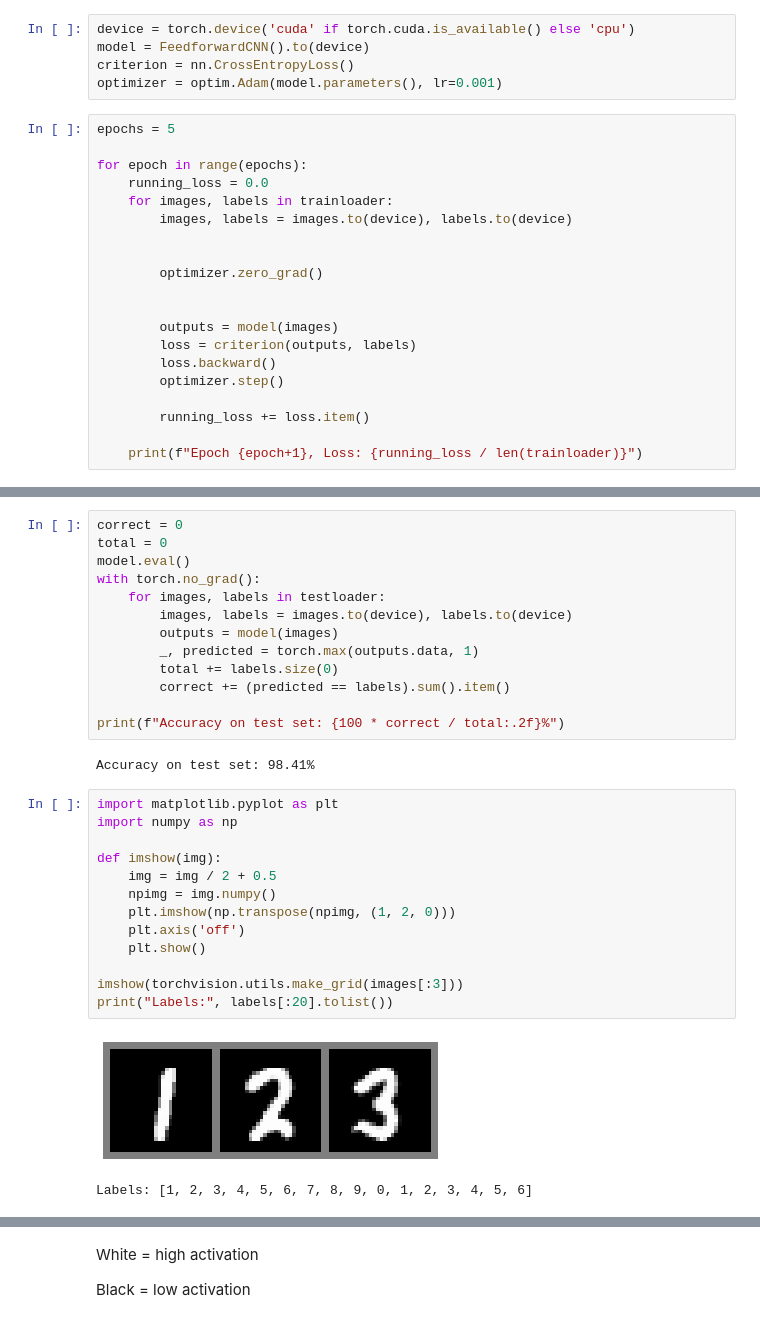
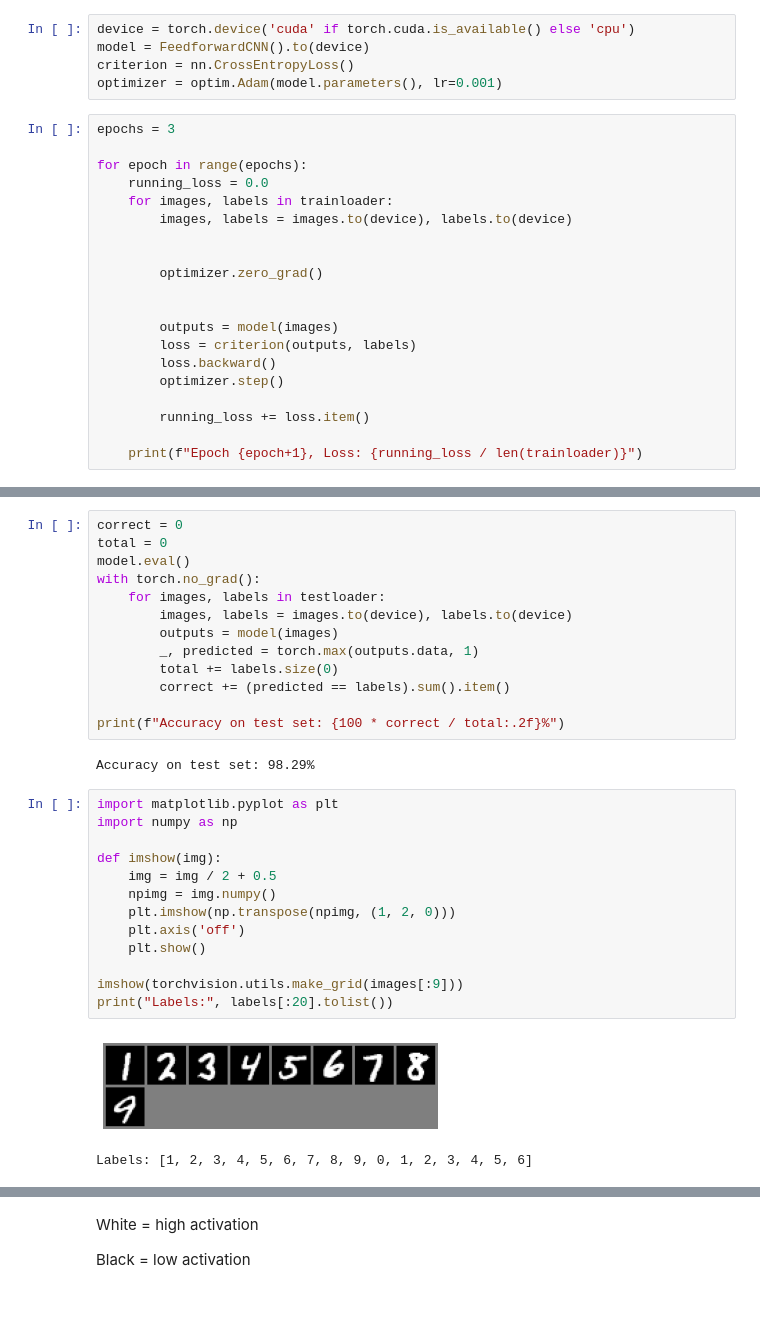
Before and after one commit to eigenhenry/experiments, a Jupyter notebook: nmist_data.ipynb, the cells around one changed output, grey strips where cells are left out. Drawn from its saved outputs; the diff is of its cells as text.

```diff
--- a/nmist_data.ipynb
+++ b/nmist_data.ipynb
@@ -67,7 +68,7 @@ model = FeedforwardCNN().to(device)
 criterion = nn.CrossEntropyLoss()
 optimizer = optim.Adam(model.parameters(), lr=0.001)
 # %%
-epochs = 5
+epochs = 3
 
 for epoch in range(epochs):
     running_loss = 0.0
@@ -106,21 +105,21 @@ with torch.no_grad():
 
 print(f"Accuracy on test set: {100 * correct / total:.2f}%")
 # %% [output]
-Accuracy on test set: 98.41%
+Accuracy on test set: 98.29%
 # %%
 import matplotlib.pyplot as plt
 import numpy as np
 
 def imshow(img):
     img = img / 2 + 0.5
     npimg = img.numpy()
     plt.imshow(np.transpose(npimg, (1, 2, 0)))
     plt.axis('off')
     plt.show()
 
-imshow(torchvision.utils.make_grid(images[:3]))
+imshow(torchvision.utils.make_grid(images[:9]))
 print("Labels:", labels[:20].tolist())
 # %% [output]
-[figure, old version]
+[figure, new version]
 Labels: [1, 2, 3, 4, 5, 6, 7, 8, 9, 0, 1, 2, 3, 4, 5, 6]
 # %%
```
Also changed, not shown: parts of 16 cells of this notebook.
